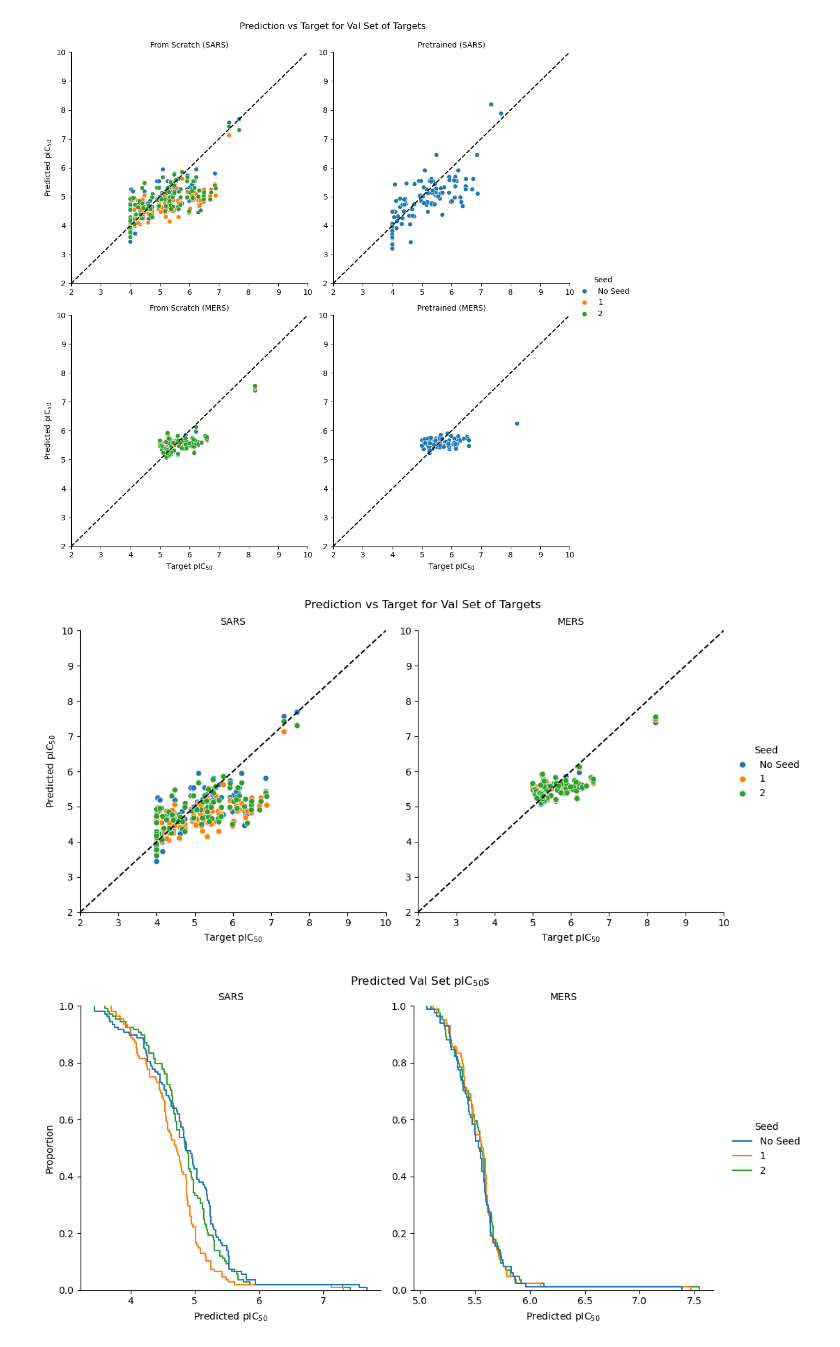
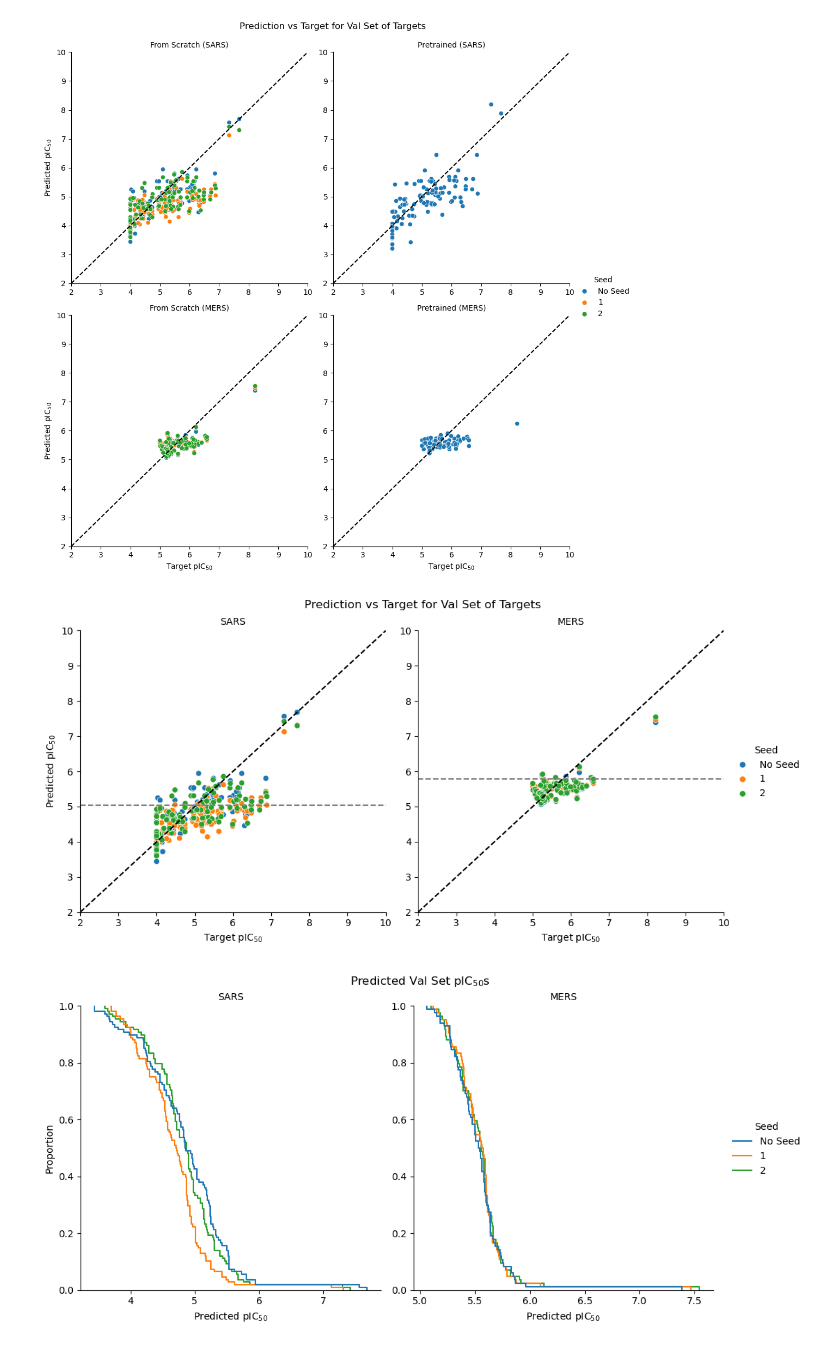
Before and after one commit to kaminow/asap-polaris-challenge-potency-2025, a Jupyter notebook: notebooks/training_curves_plots.ipynb, the cells around one changed output. Saved outputs shown, nothing was run; the diff lists cells and outputs as text; code cells hidden in the pictures.

```diff
--- a/notebooks/training_curves_plots.ipynb
+++ b/notebooks/training_curves_plots.ipynb
@@ -187,6 +187,7 @@ mae_best_epoch_from_pretrained_idx = mae_best_epoch_compound_df["pretrained"] ==
 
 val_idx = best_epoch_compound_df["Split"] == "Val"
 mae_val_idx = mae_best_epoch_compound_df["Split"] == "Val"
+mae_train_idx = mae_best_epoch_compound_df["Split"] == "Train"
 # %%
 ax = sns.lineplot(
     epoch_plot_df.loc[pretraining_idx, :],
@@ -403,26 +404,37 @@ fg.savefig("../figures/val_preds_best_mae_both.png", dpi=200, bbox_inches="tight
 # %%
 fg = sns.relplot(
     mae_best_epoch_compound_df.loc[mae_val_idx & mae_best_epoch_from_scratch_idx, :],
     x="target",
     y="pred",
     col="Train Target",
     col_order=["SARS", "MERS"],
     hue="Seed",
     hue_order=["No Seed", "1", "2"],
     facet_kws={"sharex": False, "sharey": False},
     kind="scatter",
 )
 
 fg.set(ylim=(2, 10), xlim=(2, 10))
-for ax in fg.axes.ravel():
+for train_target, ax in fg.axes_dict.items():
     ax.plot([2, 10], [2, 10], ls="--", c="black")
+    idx = (
+        mae_train_idx
+        & mae_best_epoch_from_scratch_idx
+        & (mae_best_epoch_compound_df["Train Target"] == train_target)
+    )
+    ax.axhline(
+        mae_best_epoch_compound_df.loc[idx, "target"].mean(),
+        ls="--",
+        c="gray",
+    )
+
 fg.set_titles("{col_name}")
 fg.set_axis_labels(x_var="Target pIC$_{50}$", y_var="Predicted pIC$_{50}$")
 fg.figure.suptitle("Prediction vs Target for Val Set of Targets", y=1.02)
 
 fg.savefig("../figures/val_preds_best_mae.png", dpi=200, bbox_inches="tight")
 # %% [output]
-[figure, old version]
+[figure, new version]
 # %%
 fg = sns.displot(
     mae_best_epoch_compound_df.loc[mae_val_idx & mae_best_epoch_from_scratch_idx, :],
```
Also changed, not shown: 3 other files.
